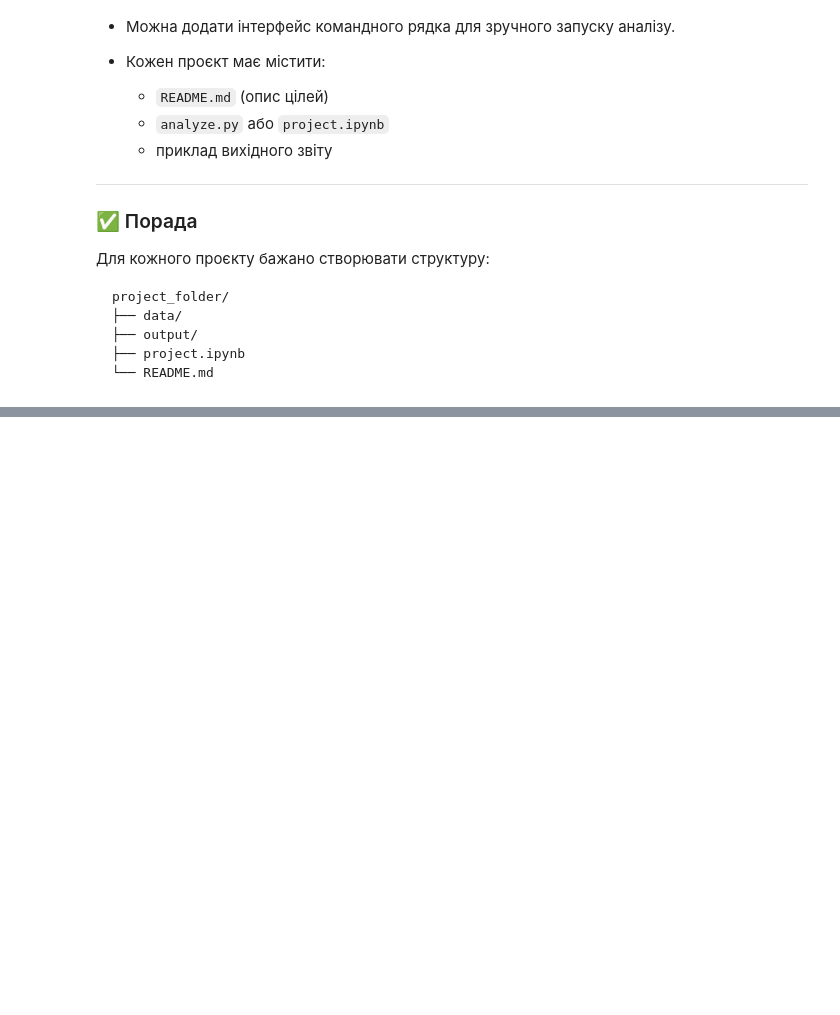
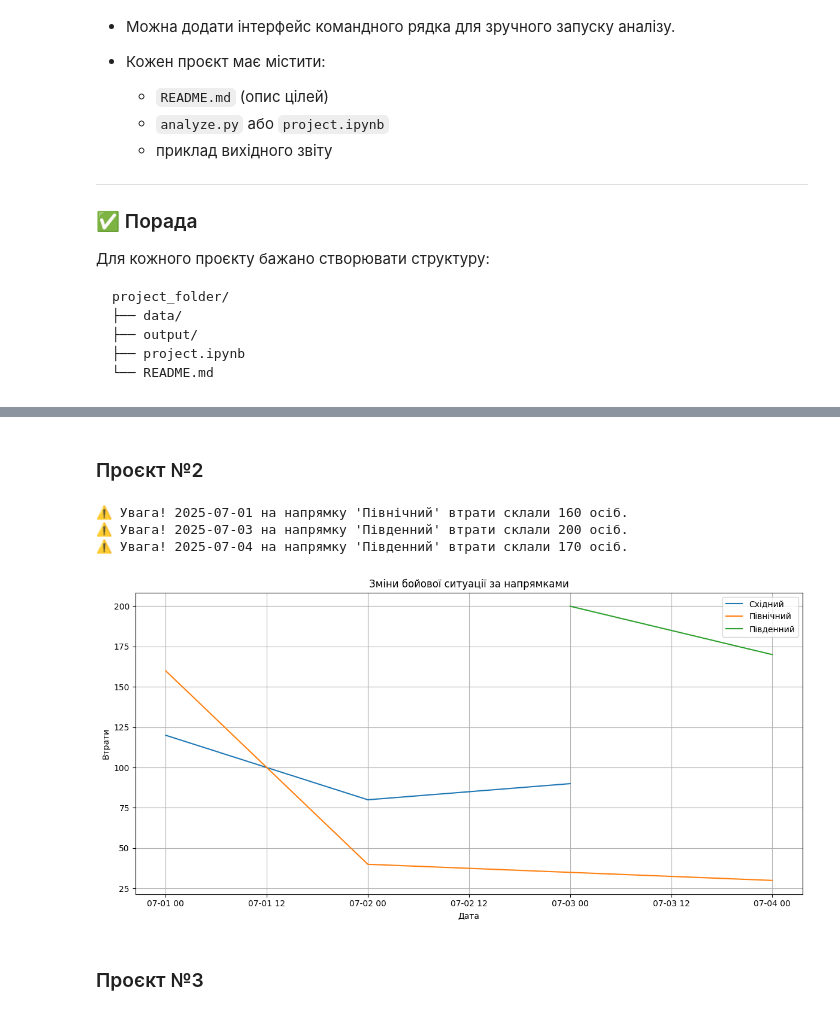
Before and after one commit to VladTytarenko06/sample1, a Jupyter notebook: python/07_projects.ipynb, the cells around one changed output, grey strips where cells are left out. Cells and saved outputs as stored; diff of their text form; code cells hidden in the pictures; blank space fills up the shorter version.

```diff
--- a/python/07_projects.ipynb
+++ b/python/07_projects.ipynb
@@ -116,0 +173,61 @@ project_folder/
+# %% [markdown]
+### Проєкт №2
+# %%
+import matplotlib.pyplot as plt
+from collections import defaultdict
+import re
+import datetime
+
+# 1. Завантаження бойових донесень
+with open('reports.txt', 'r', encoding='utf-8') as f:
+    reports = f.readlines()
+
+# 2. Парсинг даних
+data = []
+
+pattern = r"(\d{2}\.\d{2}\.\d{4}) - Напрямок: (.+?) - Втрати: (\d+)"
+for report in reports:
+    match = re.search(pattern, report)
+    if match:
+        date_str, direction, losses = match.groups()
+        date = datetime.datetime.strptime(date_str, "%d.%m.%Y").date()
+        losses = int(losses)
+        data.append((date, direction, losses))
+
+# 3. Побудова графіка
+direction_data = defaultdict(list)
+
+for date, direction, losses in data:
+    direction_data[direction].append((date, losses))
+
+# Побудова графіка для кожного напрямку
+plt.figure(figsize=(12, 6))
+
+for direction, values in direction_data.items():
+    values.sort()
+    dates = [d for d, l in values]
+    losses = [l for d, l in values]
+    plt.plot(dates, losses, label=direction)
+
+plt.xlabel("Дата")
+plt.ylabel("Втрати")
+plt.title("Зміни бойової ситуації за напрямками")
+plt.legend()
+plt.grid(True)
+plt.tight_layout()
+
+# 4. Повідомлення про великі втрати
+for date, direction, losses in data:
+    if losses > 150:
+        print(f"⚠️ Увага! {date} на напрямку '{direction}' втрати склали {losses} осіб.")
+
+# Збереження графіка
+plt.savefig("situation_chart.png")
+plt.show()
+# %% [output]
+⚠️ Увага! 2025-07-01 на напрямку 'Північний' втрати склали 160 осіб.
+⚠️ Увага! 2025-07-03 на напрямку 'Південний' втрати склали 200 осіб.
+⚠️ Увага! 2025-07-04 на напрямку 'Південний' втрати склали 170 осіб.
+[figure, added]
+# %% [markdown]
+### Проєкт №3
```
Also changed, not shown: parts of 5 cells of this notebook, 9 other files.
